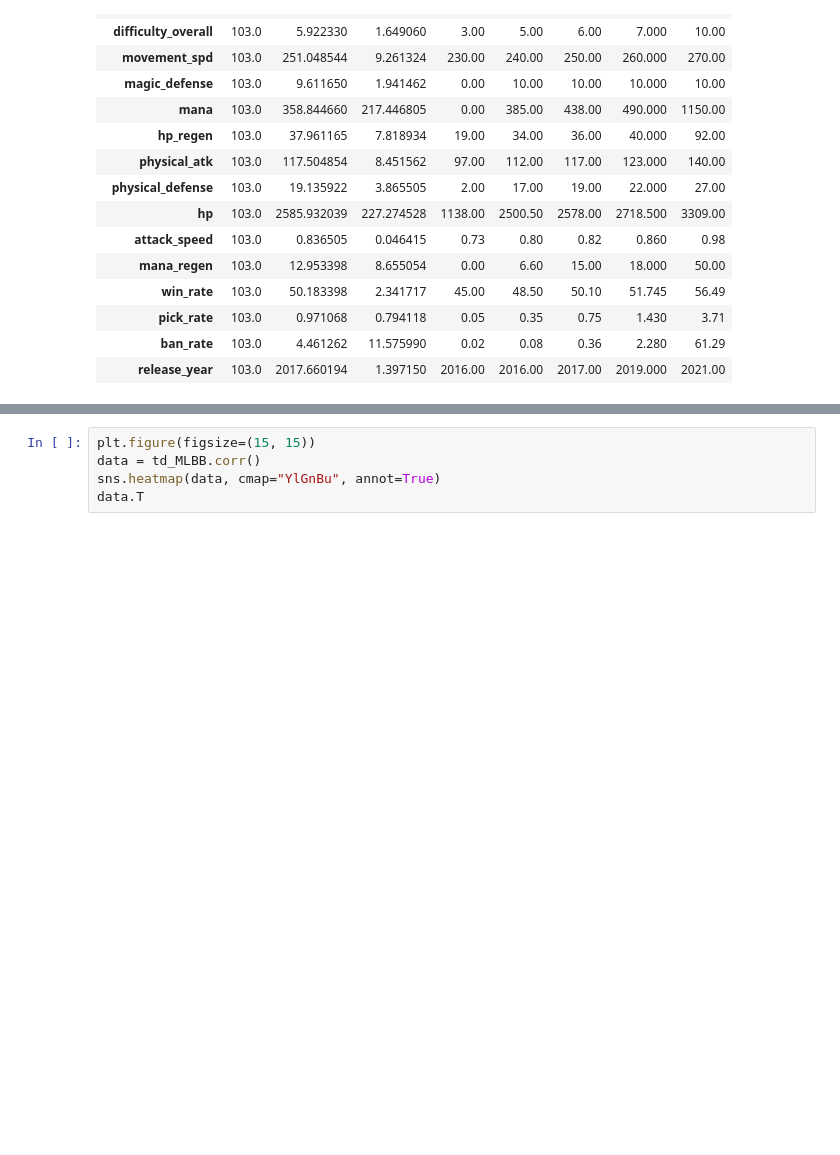
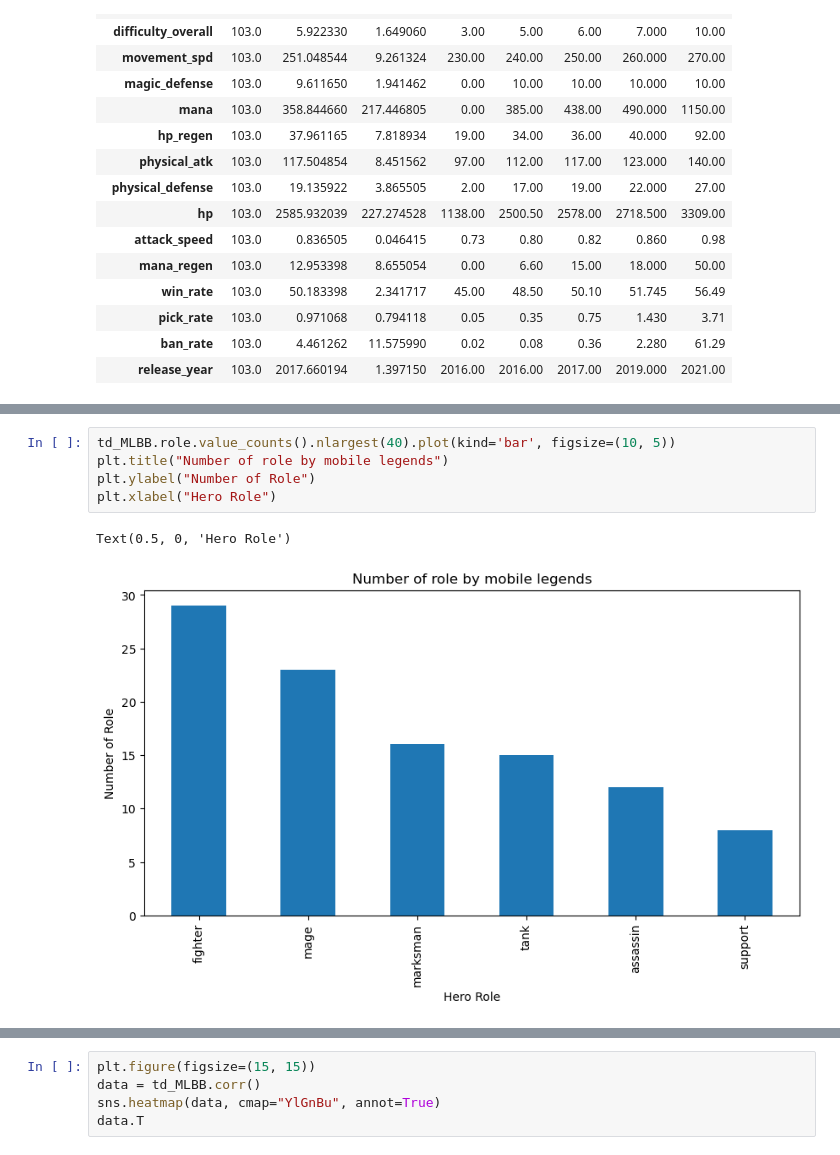
Before and after one commit to AlanFirdaus13/Segmentation-win-rate-mlbb, a Jupyter notebook: Algoritma/Mobile Legends Tactics.ipynb, the cells around one changed output, grey strips where cells are left out. Saved outputs shown, nothing was run; the diff lists cells and outputs as text; blank space fills up the shorter version.

Commit message:
menambahkan hasil visualisasi

```diff
--- a/Algoritma/Mobile Legends Tactics.ipynb
+++ b/Algoritma/Mobile Legends Tactics.ipynb
@@ -118,0 +130,8 @@ td_MLBB.head()
+# %%
+td_MLBB.role.value_counts().nlargest(40).plot(kind='bar', figsize=(10, 5))
+plt.title("Number of role by mobile legends")
+plt.ylabel("Number of Role")
+plt.xlabel("Hero Role")
+# %% [output]
+Text(0.5, 0, 'Hero Role')
+[figure, added]
```
Also changed, not shown: parts of 21 cells of this notebook.
